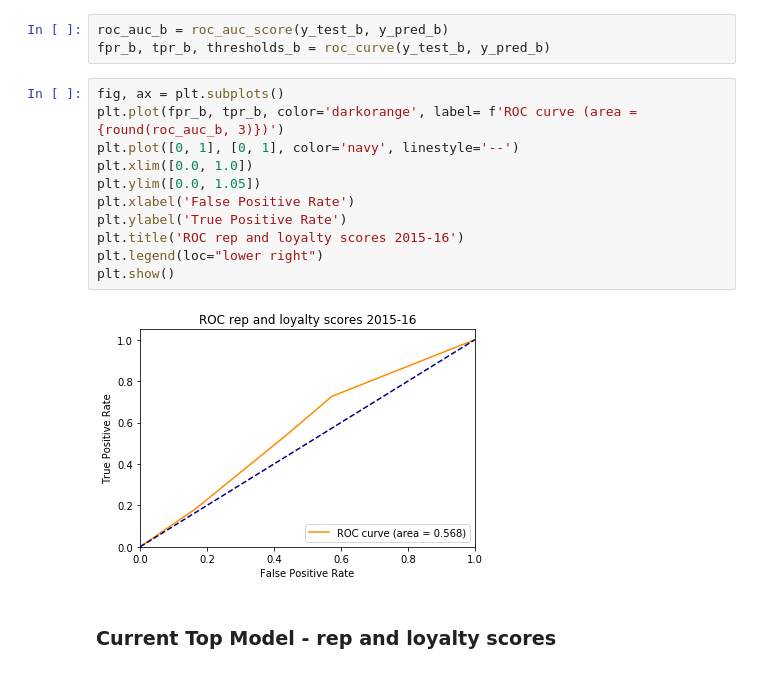
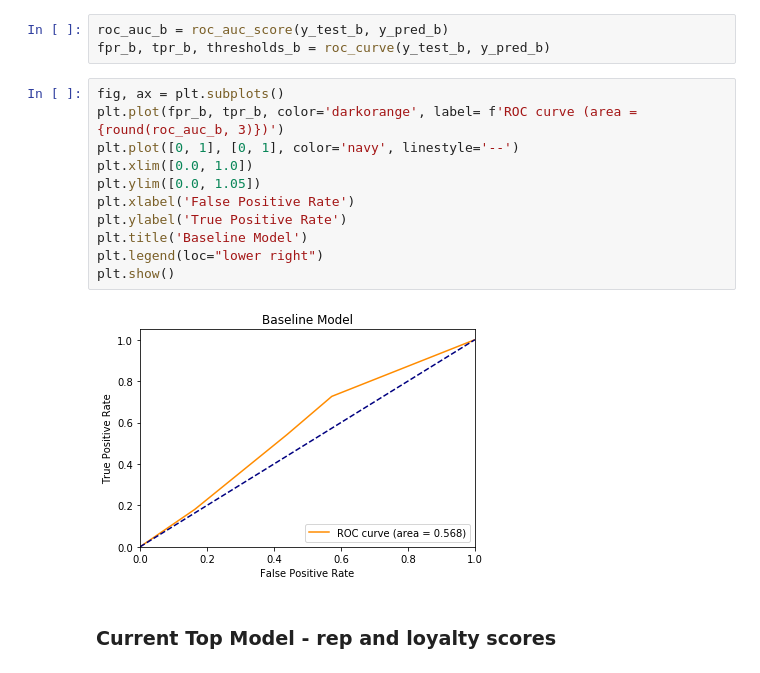
Before and after one commit to ekarboski/washington_state_legislation, a Jupyter notebook: Baseline_model.ipynb, the cells around one changed output. Saved outputs shown, nothing was run; the diff lists cells and outputs as text.

```diff
--- a/Baseline_model.ipynb
+++ b/Baseline_model.ipynb
@@ -158,16 +158,16 @@ fpr_b, tpr_b, thresholds_b = roc_curve(y_test_b, y_pred_b)
 # %%
 fig, ax = plt.subplots()
 plt.plot(fpr_b, tpr_b, color='darkorange', label= f'ROC curve (area = {round(roc_auc_b, 3)})')
 plt.plot([0, 1], [0, 1], color='navy', linestyle='--')
 plt.xlim([0.0, 1.0])
 plt.ylim([0.0, 1.05])
 plt.xlabel('False Positive Rate')
 plt.ylabel('True Positive Rate')
-plt.title('ROC rep and loyalty scores 2015-16')
+plt.title('Baseline Model')
 plt.legend(loc="lower right")
 plt.show()
 # %% [output]
-[figure, old version]
+[figure, new version]
 # %% [markdown]
 ### Current Top Model - rep and loyalty scores
 # %%
```
